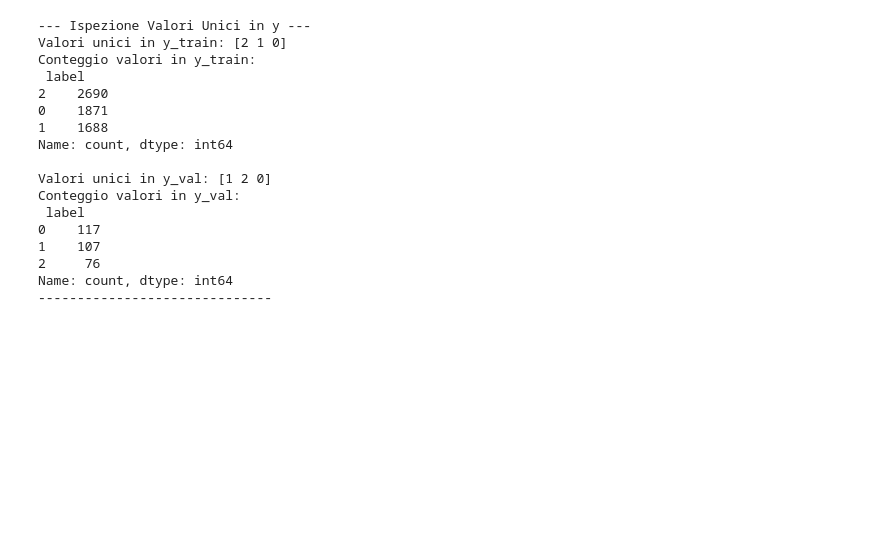
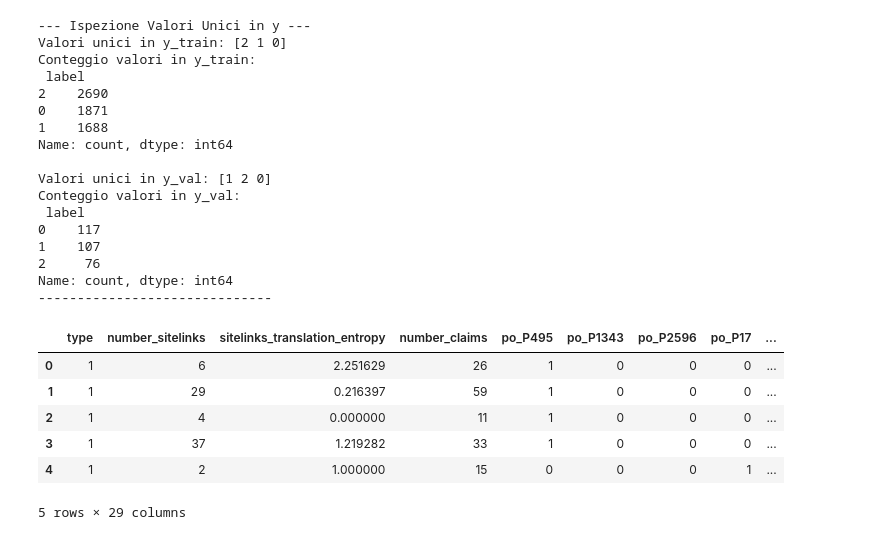
Before and after one commit to giankev/wikidata_cultural_classifier, a Jupyter notebook: notebooks/DNN_module.ipynb, the cells around one changed output. Saved outputs shown, nothing was run; the diff lists cells and outputs as text; code cells hidden in the pictures; blank space fills up the shorter version.

```diff
--- a/notebooks/DNN_module.ipynb
+++ b/notebooks/DNN_module.ipynb
@@ -232,6 +232,16 @@ Conteggio valori in y_val:
 2     76
 Name: count, dtype: int64
 ------------------------------
+# %%
+X_train.head()
+# %% [output]
+|  | type | number_sitelinks | sitelinks_translation_entropy | number_claims | po_P495 | po_P1343 | po_P2596 | po_P17 | ... |
+| 0 | 1 | 6 | 2.251629 | 26 | 1 | 0 | 0 | 0 | ... |
+| 1 | 1 | 29 | 0.216397 | 59 | 1 | 0 | 0 | 0 | ... |
+| 2 | 1 | 4 | 0.000000 | 11 | 1 | 0 | 0 | 0 | ... |
+| 3 | 1 | 37 | 1.219282 | 33 | 1 | 0 | 0 | 0 | ... |
+| 4 | 1 | 2 | 1.000000 | 15 | 0 | 0 | 0 | 1 | ... |
+5 rows × 29 columns
 # %%
 import pandas as pd
 import numpy as np
```
Also changed, not shown: parts of 7 cells of this notebook.
